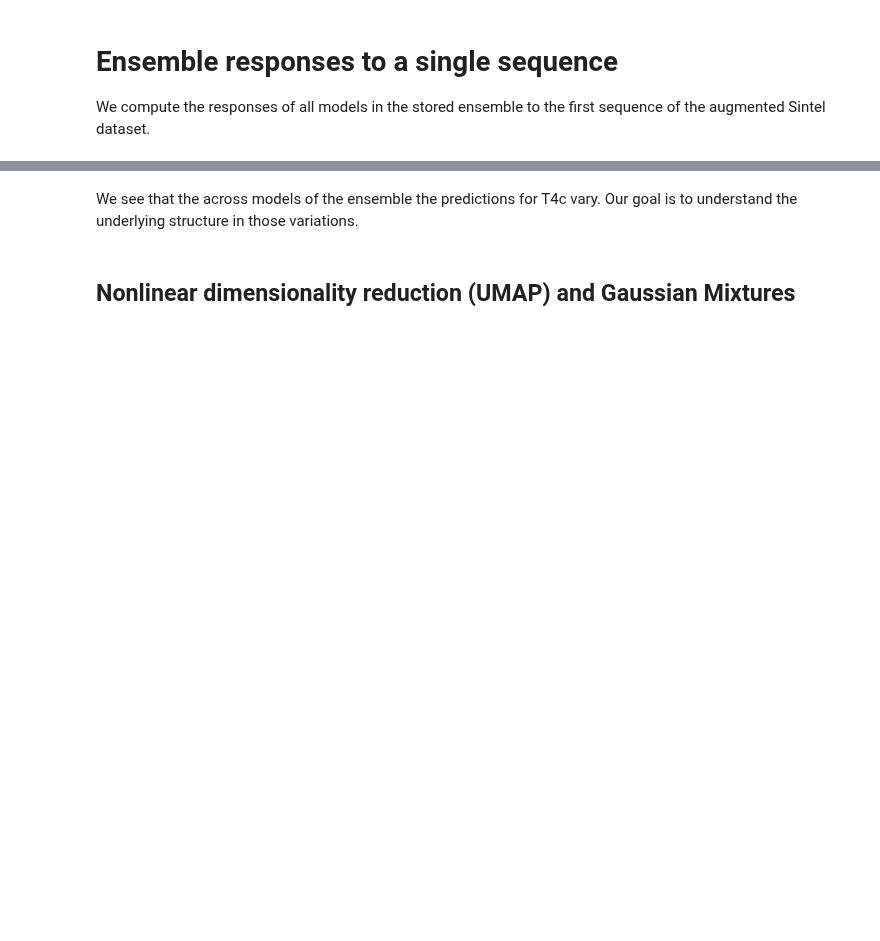
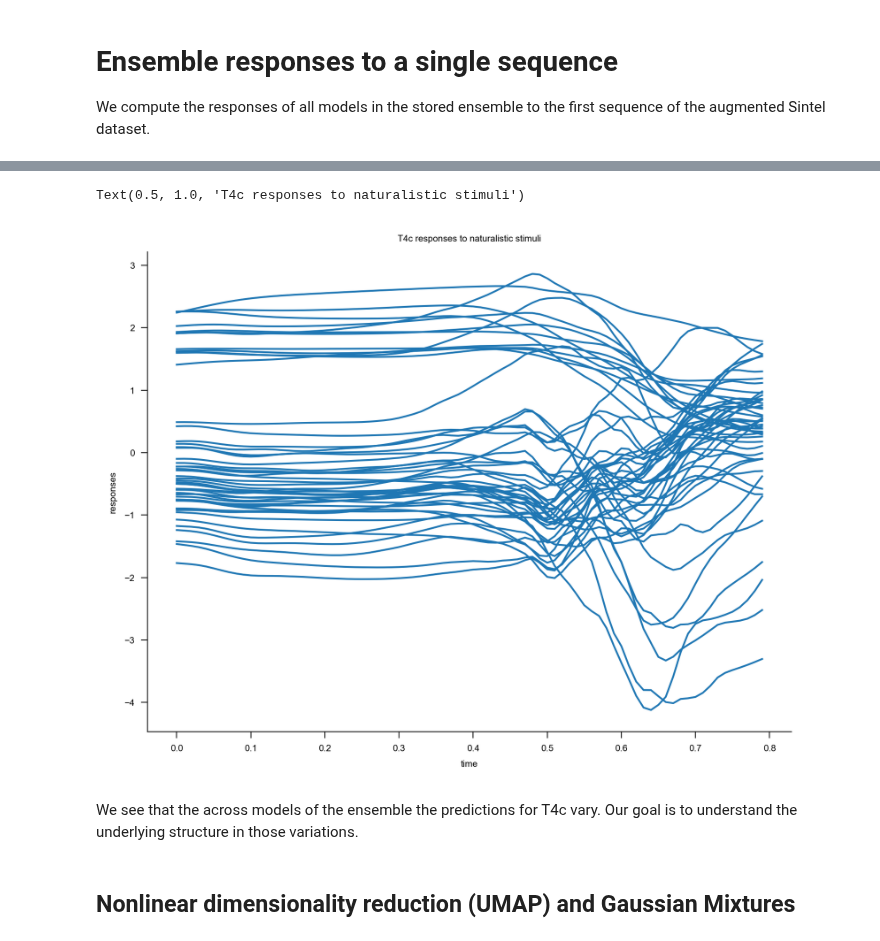
Before and after one commit to TuragaLab/flyvis, a Jupyter notebook: examples/05_flyvision_umap_and_clustering_models.ipynb, the cells around one changed output, grey strips where cells are left out. Drawn from its saved outputs; the diff is of its cells as text; code cells hidden in the pictures; blank space fills up the shorter version.

```diff
--- a/examples/05_flyvision_umap_and_clustering_models.ipynb
+++ b/examples/05_flyvision_umap_and_clustering_models.ipynb
@@ -177,3 +231,12 @@ Text(0.5, 1.0, 'T4c responses across the ensemble')
+# %%
+responses.custom.where(cell_type="T4c", u=0, v=0, sample=0).custom.plot_traces(
+    x="time", plot_kwargs=dict(color="tab:blue", add_legend=False)
+)
+ax = plt.gca()
+ax.set_title("T4c responses to naturalistic stimuli")
+# %% [output]
+Text(0.5, 1.0, 'T4c responses to naturalistic stimuli')
+[figure, added]
 # %% [markdown]
 We see that the across models of the ensemble the predictions for T4c vary. Our goal is to understand the underlying structure in those variations.
 # %% [markdown]
```
Also changed, not shown: parts of 60 cells of this notebook, 28 other files.
